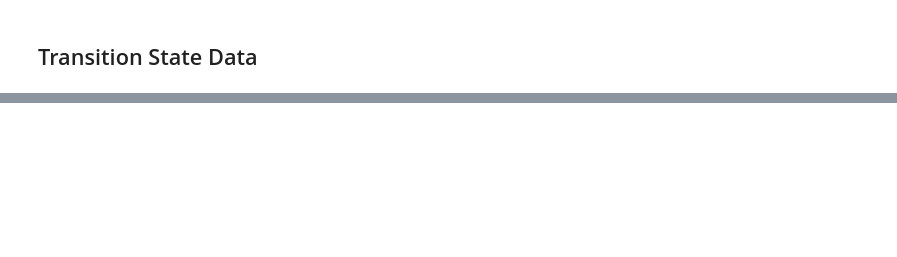
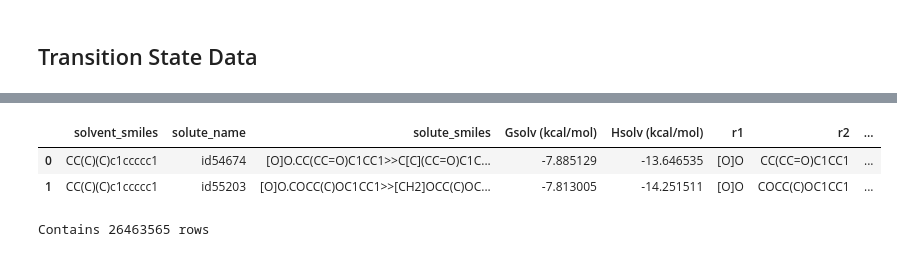
Before and after one commit to QuantumPioneer/databases, a Jupyter notebook: scripts/solvation/split_ts_solvation_data.ipynb, the cells around one changed output, grey strips where cells are left out. Saved outputs shown, nothing was run; the diff lists cells and outputs as text; code cells hidden in the pictures; blank space fills up the shorter version.

```diff
--- a/scripts/solvation/split_ts_solvation_data.ipynb
+++ b/scripts/solvation/split_ts_solvation_data.ipynb
@@ -182,0 +110,12 @@ grouped_solvents = data.groupby("solvent_name")
+# %%
+may5_data = pd.read_pickle(NOTEBOOK_DIR / "may5_reaction_data.pkl")
+may5_data["batch"] = "may5"
+may5_data["mixture"] = may5_data["solute_smiles"] + "." + may5_data["solvent_smiles"]
+may5_data.drop_duplicates(subset=["mixture"], keep="first", inplace=True)
+may5_data.reset_index(drop=True, inplace=True)
+head(may5_data)
+# %% [output]
+|  | solvent_smiles | solute_name | solute_smiles | Gsolv (kcal/mol) | Hsolv (kcal/mol) | r1 | r2 | ... |
+| 0 | CC(C)(C)c1ccccc1 | id54674 | [O]O.CC(CC=O)C1CC1>>C[C](CC=O)C1C... | -7.885129 | -13.646535 | [O]O | CC(CC=O)C1CC1 | ... |
+| 1 | CC(C)(C)c1ccccc1 | id55203 | [O]O.COCC(C)OC1CC1>>[CH2]OCC(C)OC... | -7.813005 | -14.251511 | [O]O | COCC(C)OC1CC1 | ... |
+Contains 26463565 rows
```
Also changed, not shown: parts of 40 cells of this notebook.
